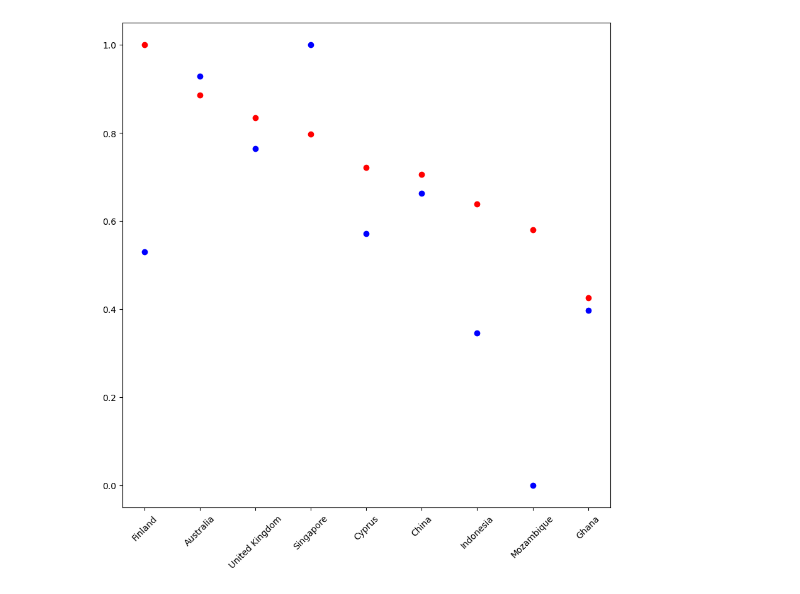
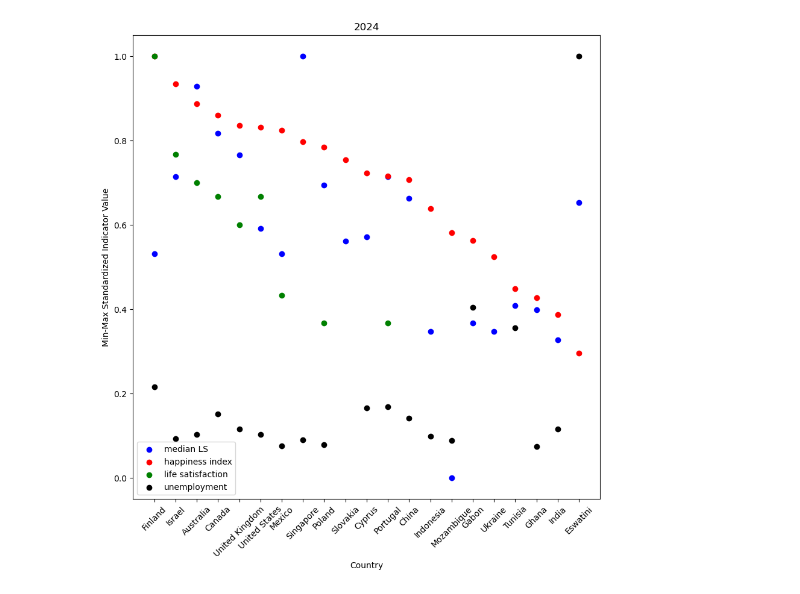
Before and after one commit to Blake-Dowling/Music-Sentiment-Analysis, a Jupyter notebook: analysis.ipynb, the cells around one changed output. Saved outputs shown, nothing was run; the diff lists cells and outputs as text; code cells hidden in the pictures.

Commit message:
added life satisfaction

```diff
--- a/analysis.ipynb
+++ b/analysis.ipynb
@@ -9,13 +11,12 @@ cursor = conn.cursor()
 # %%
 
 
-def calcMedianSentiment(year):
+def calcMedianSentiment():
     medianLyricSentiment = {}
     cursor.execute(
         '''
-        SELECT sampleID, country FROM sample
-        WHERE year = ?;
-        ''', (year,)
+        SELECT sampleID, country FROM sample;
+        '''
     )
     samples = cursor.fetchall()
     for sampleID, country in samples:
@@ -49,30 +50,29 @@ def calcMedianSentiment(year):
         del medianLyricSentiment[country]
     return medianLyricSentiment
 
-def getIndicatorDict(year, indicator):
+def getIndicatorDict(indicator):
     indicatorDict = {}
     cursor.execute(
         '''
-        SELECT indicator_setID, country FROM sample
-        WHERE year = ?;
-        ''', (year,)
+        SELECT sampleID, country FROM sample;
+        '''
     )
     samples = cursor.fetchall()
-    for indicator_setID, country in samples:
+    for sampleID, country in samples:
         if not country in indicatorDict:
             indicatorDict[country] = []
         cursor.execute(
             f'''
             SELECT {indicator} FROM indicator_set
-            WHERE indicator_setID = ?
-            ''', (indicator_setID,)
+            WHERE sampleID = ?
+            ''', (sampleID,)
         )
         indicatorValue = cursor.fetchone()
-        if indicatorValue is not None:
+        if indicatorValue is not None and indicatorValue[0] is not None:
             indicatorDict[country].append(indicatorValue[0])
     noneKeys = []
     for country in indicatorDict:
-        if len(indicatorDict[country]):
+        if indicatorDict[country] is not None and len(indicatorDict[country]):
             indicatorDict[country] = statistics.median(indicatorDict[country])
         else:
             noneKeys.append(country)
@@ -87,13 +87,24 @@ def standardizeDict(dict):
         dict[country] = (dict[country] - dictMin) / (dictMax - dictMin)
     return dict
 # %%
-medianLyricSentiment = standardizeDict(calcMedianSentiment(2024))
-happiness_index = standardizeDict(getIndicatorDict(2024, 'happiness_index'))
+medianLyricSentiment = standardizeDict(calcMedianSentiment())
+happiness_index = standardizeDict(getIndicatorDict('happiness_index'))
 happiness_index = {k: happiness_index[k] for k in happiness_index if k in medianLyricSentiment}
+life_satisfaction = standardizeDict(getIndicatorDict('life_satisfaction'))
+life_satisfaction = {k: life_satisfaction[k] for k in life_satisfaction if k in medianLyricSentiment}
+unemployment = standardizeDict(getIndicatorDict('unemployment'))
+unemployment = {k: unemployment[k] for k in unemployment if k in medianLyricSentiment}
 fig, axs = plt.subplots(1, 1, figsize=(10, 10))
 plt.xticks(rotation=45)
-axs.scatter(medianLyricSentiment.keys(), medianLyricSentiment.values(), color='blue')
-axs.scatter(happiness_index.keys(), happiness_index.values(), color='red')
+
+axs.set_title("2024")
+axs.set_ylabel("Min-Max Standardized Indicator Value")
+axs.set_xlabel("Country")
+axs.scatter(medianLyricSentiment.keys(), medianLyricSentiment.values(), color='blue', label="median LS")
+axs.scatter(happiness_index.keys(), happiness_index.values(), color='red', label="happiness index")
+axs.scatter(life_satisfaction.keys(), life_satisfaction.values(), color='green', label="life satisfaction")
+axs.scatter(unemployment.keys(), unemployment.values(), color='black', label="unemployment")
+plt.legend()
 plt.show()
 # %% [output]
-[figure, old version]
+[figure, new version]
```
Also changed, not shown: parts of 2 cells of this notebook, 15 other files.
